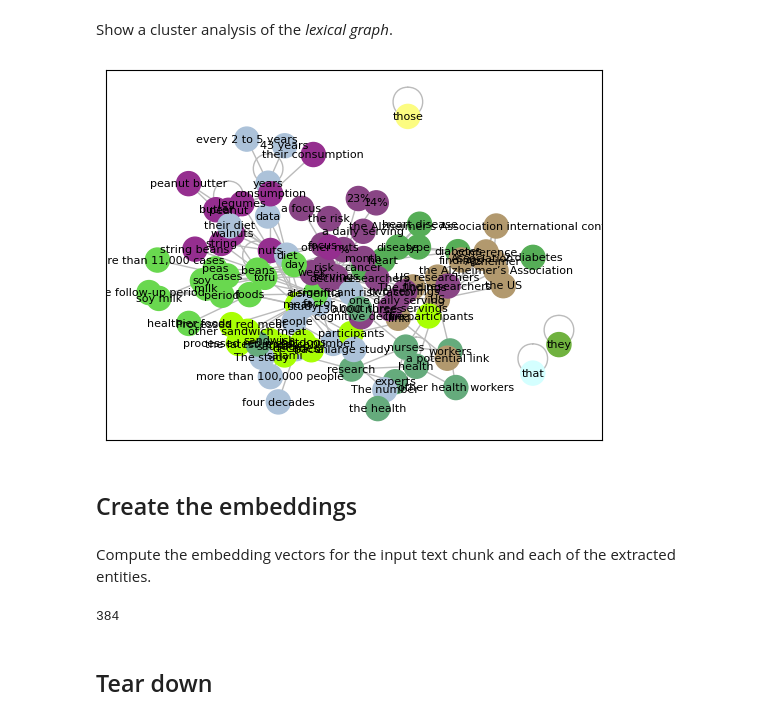
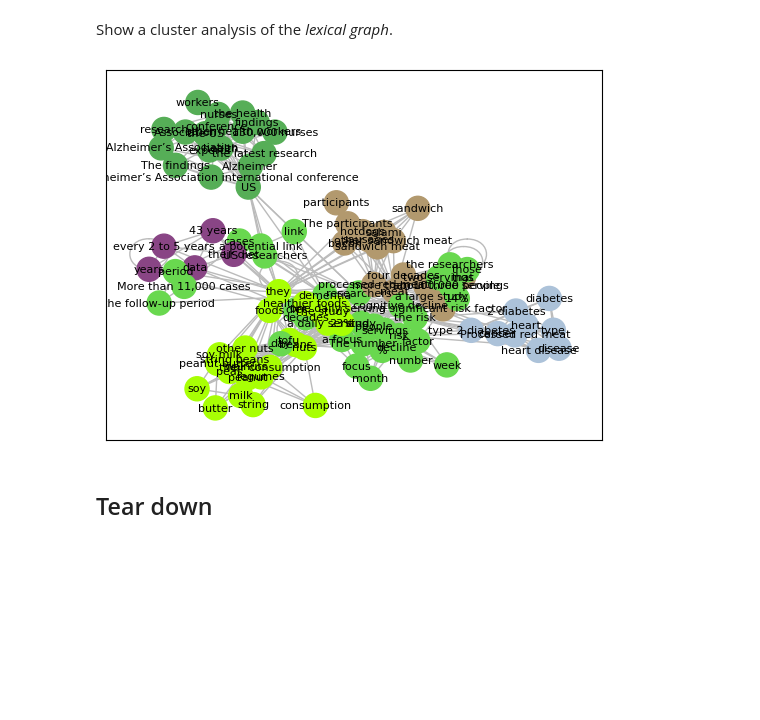
Before and after one commit to DerwenAI/strwythura, a Jupyter notebook: construct.ipynb, the cells around one changed output. Saved outputs shown, nothing was run; the diff lists cells and outputs as text; code cells hidden in the pictures; blank space fills up the shorter version.

```diff
--- a/construct.ipynb
+++ b/construct.ipynb
@@ -429,10 +435,10 @@ Link one `Entity` into the existing graph.
     if key not in known_lemma:
         # add a new Entity node to the graph and link to its component Lemma nodes
         known_lemma.append(key)
-        idx: int = known_lemma.index(key)
+        node_id: int = known_lemma.index(key)
 
         graph.add_node(
-            idx,
+            node_id,
             key = key,
             kind = "Entity",
             label = ent.label,
@@ -449,19 +455,19 @@ Link one `Entity` into the existing graph.
                 tok_idx: int = known_lemma.index(tok_key)
 
                 graph.add_edge(
-                    idx,
+                    node_id,
                     tok_idx,
                     rel = "COMPOUND_ELEMENT_OF",
                 )
     else:
-        idx: int = known_lemma.index(key)
-        node: dict = graph.nodes[idx]
+        node_id: int = known_lemma.index(key)
+        node: dict = graph.nodes[node_id]
         # promote to an Entity, in case the node had been a Lemma
         node["kind"] = "Entity"
         node["label"] = ent.label
         node["count"] += 1
 
-    ent.node = idx
+    ent.node = node_id
 # %%
 for ent in span_decoder.values():
     add_entity(ent)
@@ -538,5 +545,19 @@ the Alzheimer’s Association -> COUNTRY_OF_ORIGIN -> US | 0.251
+# %%
+ent_map: typing.Dict[ int, typing.Set[ int ]] = defaultdict(set)
+
+for ent in span_decoder.values():
+    ent_map[ent.sent_id].add(ent.node)
+
+for sent_id, nodes in ent_map.items():
+    for pair in itertools.combinations(list(nodes), 2):
+        graph.add_edge(
+            pair[0],
+            pair[1],
+            rel = "CO_OCCURS_WITH",
+            prob = 1.0,
+        )
 # %% [markdown]
 Run eigenvalue centrality (i.e., _Personalized PageRank_) to rank the entities.
 # %%
-for node, rank in nx.pagerank(graph, alpha = TR_ALPHA).items():
+for node, rank in nx.pagerank(graph, alpha = TR_ALPHA, weight = "count").items():
     graph.nodes[node]["rank"] = rank
@@ -553,7 +602,7 @@ pv_net: pyvis.network.Network = pyvis.network.Network(
 for node_id, node_attr in graph.nodes(data = True):
     if node_attr["kind"] == "Entity":
         color: str = "hsl(65, 46%, 58%)"
-        size: int = round(100 * node_attr["rank"])
+        size: int = round(200 * node_attr["rank"])
     else:
         color = "hsla(72, 10%, 90%, 0.95)"
         size = round(30 * node_attr["rank"])
@@ -601,32 +650,19 @@ labels: typing.Dict[ int, str ] = {
     for node_id, node_attr in graph.nodes(data = True)
 }
 # %%
-SPRING_DISTANCE: float = 3.0
+SPRING_DISTANCE: float = 2.5
 
 nx.draw_networkx(
     graph,
     pos = nx.spring_layout(
         graph,
         k = SPRING_DISTANCE / len(communities),
     ),
     labels = labels,
     node_color = colors,
     edge_color = "#bbb",
     with_labels = True,
     font_size = 8,
 )
 # %% [output]
-[figure, old version]
+[figure, new version]
-# %% [markdown]
-## Create the embeddings
-# %% [markdown]
-Compute the embedding vectors for the input text chunk and each of the extracted entities.
-# %%
-vect: list = embed_model.encode(
-    text_chunk.text,
-    normalize_embeddings = True,
-)
-
-len(vect)
-# %% [output]
-384
```
Also changed, not shown: parts of 23 cells of this notebook, 1 other file.
